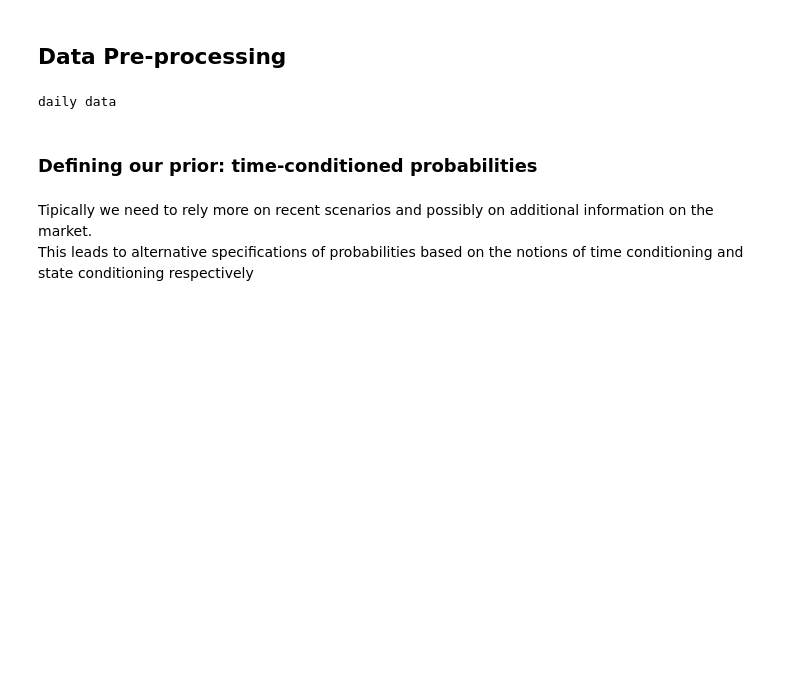
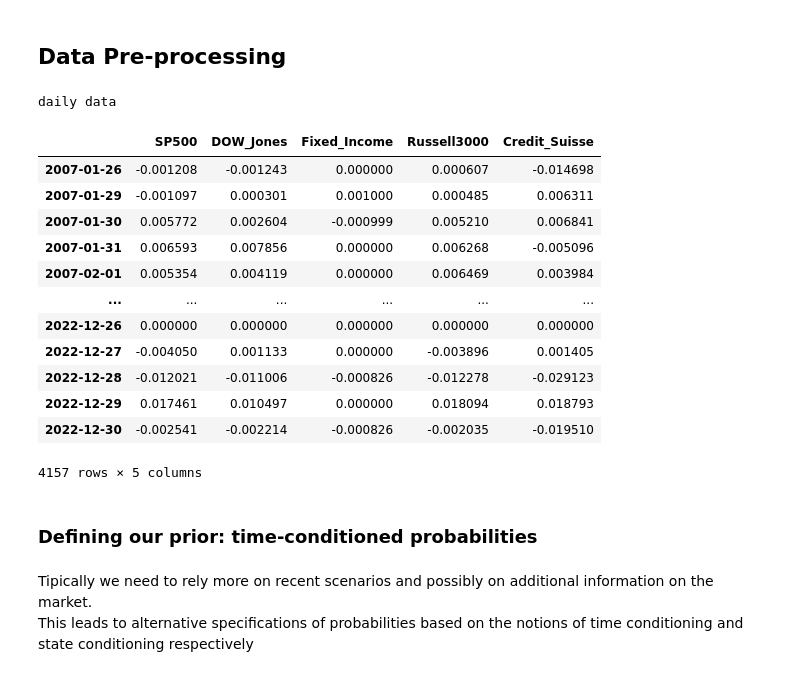
Before and after one commit to LucaDaquanno/Conditional-Monte-Carlo, a Jupyter notebook: Entropy_pool_prob_300323.ipynb, the cells around one changed output. Saved outputs shown, nothing was run; the diff lists cells and outputs as text; code cells hidden in the pictures; blank space fills up the shorter version.

```diff
--- a/Entropy_pool_prob_300323.ipynb
+++ b/Entropy_pool_prob_300323.ipynb
@@ -111,6 +111,22 @@ else:
 #print(x.loc[x.index[0]:x.index[-1]])
 # %% [output]
 daily data
+# %%
+x
+# %% [output]
+|  | SP500 | DOW_Jones | Fixed_Income | Russell3000 | Credit_Suisse |
+| 2007-01-26 | -0.001208 | -0.001243 | 0.000000 | 0.000607 | -0.014698 |
+| 2007-01-29 | -0.001097 | 0.000301 | 0.001000 | 0.000485 | 0.006311 |
+| 2007-01-30 | 0.005772 | 0.002604 | -0.000999 | 0.005210 | 0.006841 |
+| 2007-01-31 | 0.006593 | 0.007856 | 0.000000 | 0.006268 | -0.005096 |
+| 2007-02-01 | 0.005354 | 0.004119 | 0.000000 | 0.006469 | 0.003984 |
+| ... | ... | ... | ... | ... | ... |
+| 2022-12-26 | 0.000000 | 0.000000 | 0.000000 | 0.000000 | 0.000000 |
+| 2022-12-27 | -0.004050 | 0.001133 | 0.000000 | -0.003896 | 0.001405 |
+| 2022-12-28 | -0.012021 | -0.011006 | -0.000826 | -0.012278 | -0.029123 |
+| 2022-12-29 | 0.017461 | 0.010497 | 0.000000 | 0.018094 | 0.018793 |
+| 2022-12-30 | -0.002541 | -0.002214 | -0.000826 | -0.002035 | -0.019510 |
+4157 rows × 5 columns
 # %% [markdown]
 ### Defining our prior: time-conditioned probabilities
 # %% [markdown]
```
Also changed, not shown: parts of 18 cells of this notebook, 1 other file.
